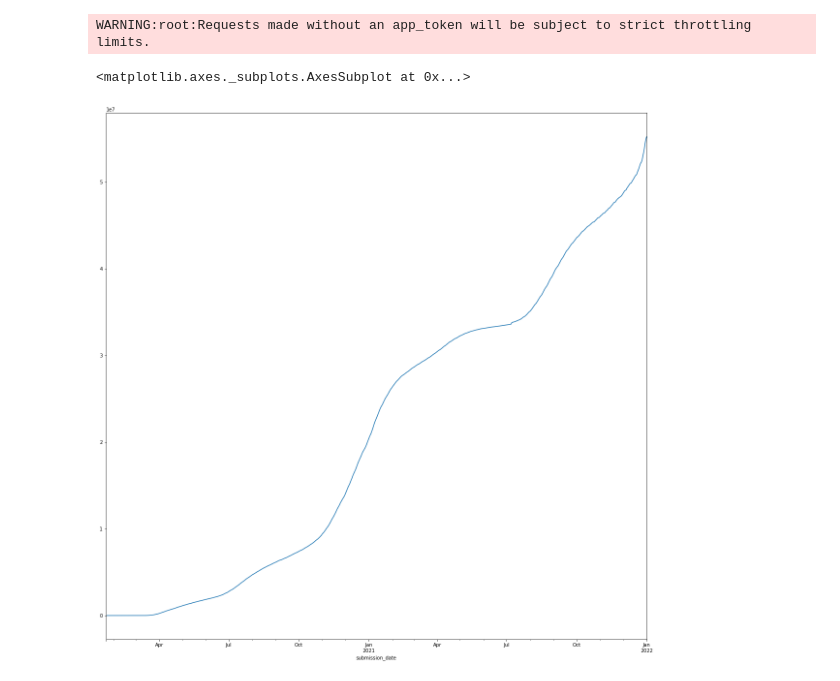
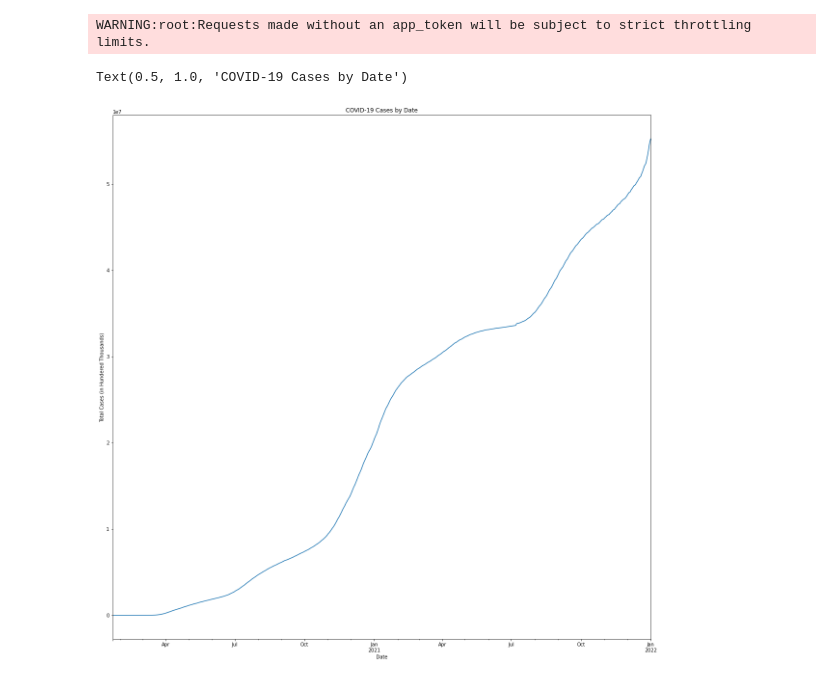
Before and after one commit to mike2463/Group-Project, a Jupyter notebook: Cleaned_Data/Code_Files/covid_data.ipynb, the cells around one changed output. Cells and saved outputs as stored; diff of their text form; code cells hidden in the pictures.

```diff
--- a/Cleaned_Data/Code_Files/covid_data.ipynb
+++ b/Cleaned_Data/Code_Files/covid_data.ipynb
@@ -15,7 +15,8 @@ results = client.get("9mfq-cb36", limit=100000)
 covid_df = pd.DataFrame(results)
 # %%
 #Set date and cutoff the date at january 1st 2022
-covid_df= covid_df.sort_values(by=["submission_date"])
+covid_df["submission_date"] = pd.to_datetime(covid_df["submission_date"])
+covid_df = covid_df.sort_values(by=["submission_date"])
 cutoff_date = pd.to_datetime('2022-01-01')
 covid_df = covid_df[covid_df["submission_date"] <= cutoff_date]
 # %%
@@ -36,10 +37,15 @@ covid_df["pnew_death"]= covid_df['pnew_case'].apply(lambda x:int(float(x)))
 
 cutoff_date = pd.to_datetime('2022-01-01')
 covid_df = covid_df[covid_df["submission_date"] <= cutoff_date]
-# %%
-states= covid_df.groupby("submission_date").sum()["tot_cases"]
-
-states.plot(kind="line", x="submission_date", y="tot_cases", figsize=(20,20) )
-# %% [output]
-<matplotlib.axes._subplots.AxesSubplot at 0x...>
-[figure, removed]
+# %%
+states= covid_df.groupby("submission_date").sum()["tot_cases"]
+states = covid_df.groupby("submission_date").sum()["tot_cases"]
+
+fig, ax = plt.subplots(figsize=(20, 20))
+states.plot(kind="line", ax=ax)
+ax.set_xlabel('Date')
+ax.set_ylabel('Total Cases (in Hundered Thousands)')
+ax.set_title('COVID-19 Cases by Date')
+# %% [output]
+Text(0.5, 1.0, 'COVID-19 Cases by Date')
+[figure, added]
```
Also changed, not shown: parts of 1 cell of this notebook.
